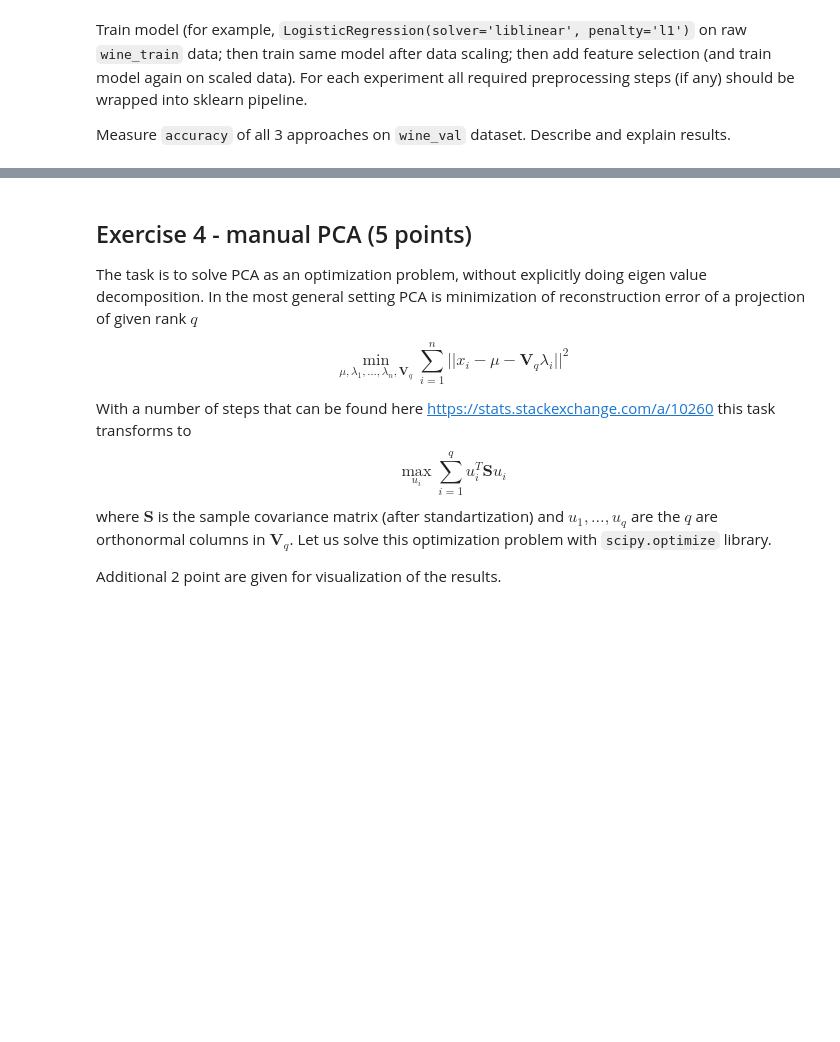
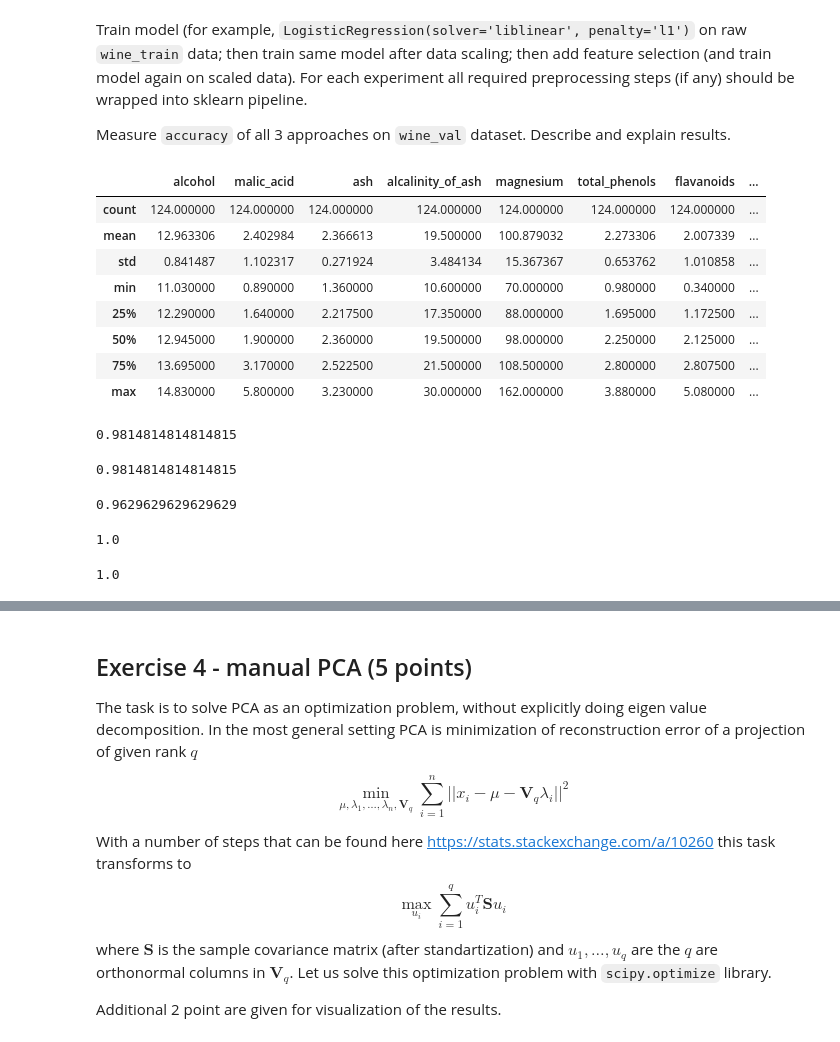
Before and after one commit to AndreiMedvedevSaratov/ml-6_feature_engineering_selection, a Jupyter notebook: homework.ipynb, the cells around one changed output, grey strips where cells are left out. Cells and saved outputs as stored; diff of their text form; code cells hidden in the pictures; blank space fills up the shorter version.

```diff
--- a/homework.ipynb
+++ b/homework.ipynb
@@ -174,0 +173,76 @@ Measure `accuracy` of all 3 approaches on `wine_val` dataset. Describe and expla
+# %%
+wine_train.describe()
+# %% [output]
+|  | alcohol | malic_acid | ash | alcalinity_of_ash | magnesium | total_phenols | flavanoids | ... |
+| count | 124.000000 | 124.000000 | 124.000000 | 124.000000 | 124.000000 | 124.000000 | 124.000000 | ... |
+| mean | 12.963306 | 2.402984 | 2.366613 | 19.500000 | 100.879032 | 2.273306 | 2.007339 | ... |
+| std | 0.841487 | 1.102317 | 0.271924 | 3.484134 | 15.367367 | 0.653762 | 1.010858 | ... |
+| min | 11.030000 | 0.890000 | 1.360000 | 10.600000 | 70.000000 | 0.980000 | 0.340000 | ... |
+| 25% | 12.290000 | 1.640000 | 2.217500 | 17.350000 | 88.000000 | 1.695000 | 1.172500 | ... |
+| 50% | 12.945000 | 1.900000 | 2.360000 | 19.500000 | 98.000000 | 2.250000 | 2.125000 | ... |
+| 75% | 13.695000 | 3.170000 | 2.522500 | 21.500000 | 108.500000 | 2.800000 | 2.807500 | ... |
+| max | 14.830000 | 5.800000 | 3.230000 | 30.000000 | 162.000000 | 3.880000 | 5.080000 | ... |
+# %%
+# Create standard model
+
+standard_model = LogisticRegression(solver='liblinear', penalty='l1')
+
+# Create standart model without feature scaling
+
+standard_model.fit(wine_train, wine_labels_train)
+prediction = standard_model.predict(wine_val)
+
+# Result:
+
+accuracy_score(wine_labels_val, prediction)
+# %% [output]
+0.9814814814814815
+# %%
+# Create model scaling - StandardScaler + LogisticRegression
+
+standard_scaler = make_pipeline(StandardScaler(), standard_model)
+standard_scaler.fit(wine_train, wine_labels_train)
+prediction_scaled = standard_scaler.predict(wine_val)
+
+# Result:
+
+accuracy_score(wine_labels_val, prediction_scaled)
+# %% [output]
+0.9814814814814815
+# %%
+# Create model with feature selection - StandardScaler + Sequential
+
+feature_selection = make_pipeline(StandardScaler(), SequentialFeatureSelector(standard_model, scoring='accuracy', n_jobs=-1), standard_model)
+feature_selection.fit(wine_train, wine_labels_train)
+prediction_selected = feature_selection.predict(wine_val)
+
+# Result:
+
+accuracy_score(wine_labels_val, prediction_selected)
+# %% [output]
+0.9629629629629629
+# %%
+# Create model with feature selection - StandardScaler + model
+
+selected_model = RandomForestClassifier(random_state=42)
+selected_model_new = make_pipeline(StandardScaler(), SelectFromModel(selected_model), standard_model)
+selected_model_new.fit(wine_train, wine_labels_train)
+prediction_selected_new = selected_model_new.predict(wine_val)
+
+# Result:
+
+accuracy_score(wine_labels_val, prediction_selected_new)
+# %% [output]
+1.0
+# %%
+# Create model with scaling - MinMaxScaler + LogisticRegression
+
+scaled_model_new = make_pipeline(MinMaxScaler(), standard_model)
+scaled_model_new.fit(wine_train, wine_labels_train)
+prediction_scaled_new = scaled_model_new.predict(wine_val)
+
+# Result:
+
+accuracy_score(wine_labels_val, prediction_scaled_new)
+# %% [output]
+1.0
```
Also changed, not shown: parts of 11 cells of this notebook.
